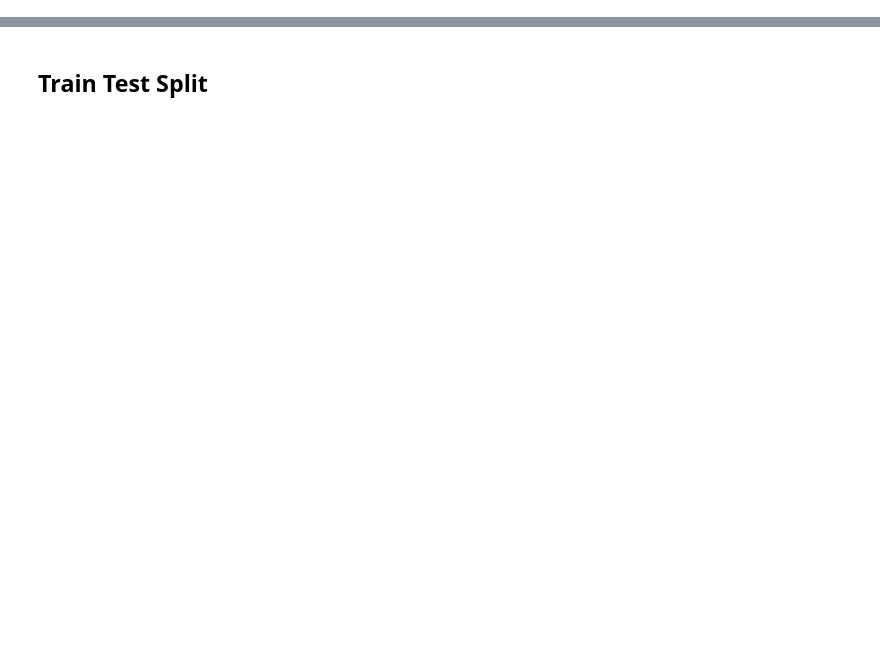
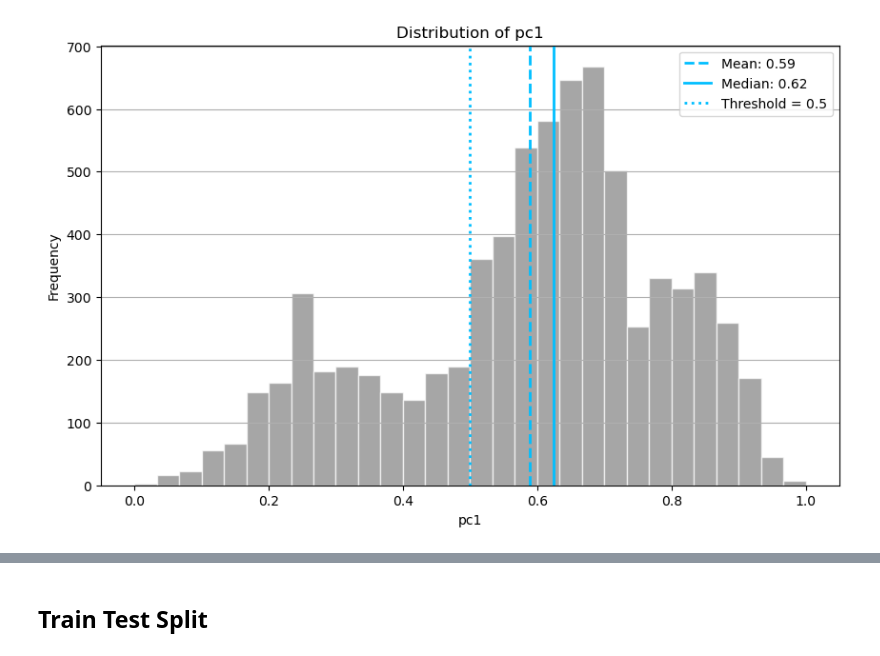
Before and after one commit to Raphaaella/MA_Thesis, a Jupyter notebook: 01_code/train_test_split.ipynb, the cells around one changed output, grey strips where cells are left out. Saved outputs shown, nothing was run; the diff lists cells and outputs as text; code cells hidden in the pictures; blank space fills up the shorter version.

```diff
--- a/01_code/train_test_split.ipynb
+++ b/01_code/train_test_split.ipynb
@@ -53,0 +29,2 @@ grouped_domains = grouped_domains.to(device)
+# %%
+url_domains = pd.read_csv('../02_data/url_domains_compressed.csv.gz', compression='gzip')
@@ -53,0 +95,15 @@ grouped_domains = grouped_domains.to(device)
+# %%
+# Aggregate based on the selected articles
+aggregated_data = url_domains.groupby('domain').agg({
+    'virality': 'mean',
+    'avalanches': 'mean',
+    'messages': 'mean',
+    'chats': 'mean',
+    'year': 'mean',
+    'pc1': 'first',
+}).reset_index()
+
+aggregated_data["domain_id"] = range(len(aggregated_data))
+#aggregated_data.rename(columns={'index': 'url_index'}, inplace=True)
+
+aggregated_data.info()
@@ -53,0 +126,27 @@ grouped_domains = grouped_domains.to(device)
+# %%
+# Compute mean and median
+mean_value = aggregated_data['pc1'].mean()
+median_value = aggregated_data['pc1'].median()
+threshold = 0.5  # Given threshold
+
+# Plot histogram
+plt.figure(figsize=(10, 6))
+plt.hist(aggregated_data['pc1'], color='grey', alpha=0.7, edgecolor='white', bins=30)  # Adjust bins if needed
+
+# Add vertical lines for mean, median, and threshold
+plt.axvline(mean_value, color='deepskyblue', linestyle='--', linewidth=2, label=f'Mean: {mean_value:.2f}')
+plt.axvline(median_value, color='deepskyblue', linestyle='-', linewidth=2, label=f'Median: {median_value:.2f}')
+plt.axvline(threshold, color='deepskyblue', linestyle=':', linewidth=2, label='Threshold = 0.5')
+
+# Customize plot
+plt.title('Distribution of pc1')
+plt.xlabel('pc1')
+plt.ylabel('Frequency')
+plt.grid(axis='y')
+plt.legend()  # Show legend for the lines
+
+# Save and show the plot
+plt.savefig('../03_plots/hist_pc1.png')
+plt.show()
+# %% [output]
+[figure, added]
```
Also changed, not shown: parts of 42 cells of this notebook, 47 other files.
